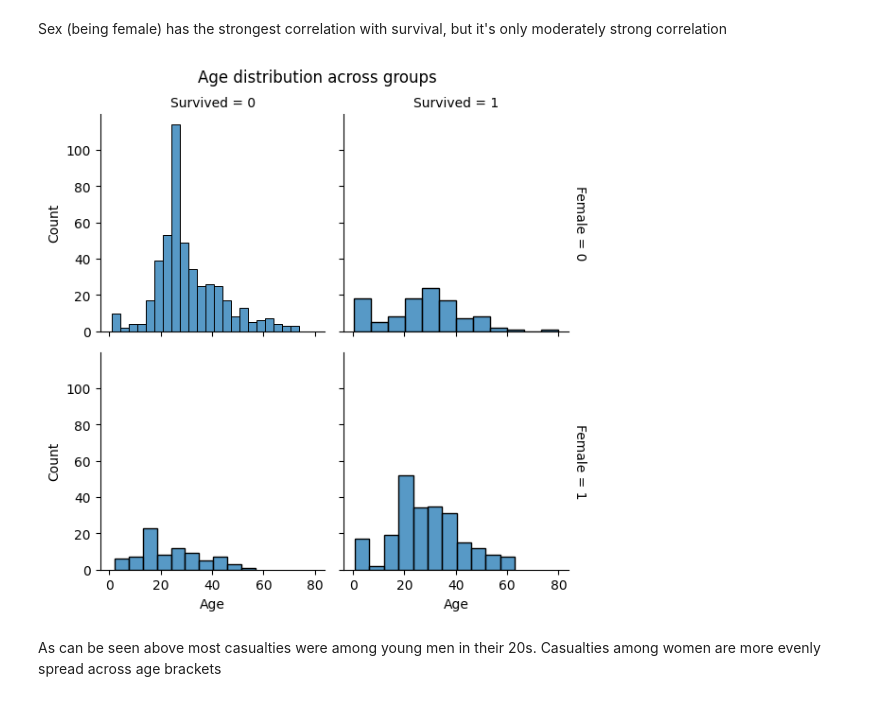
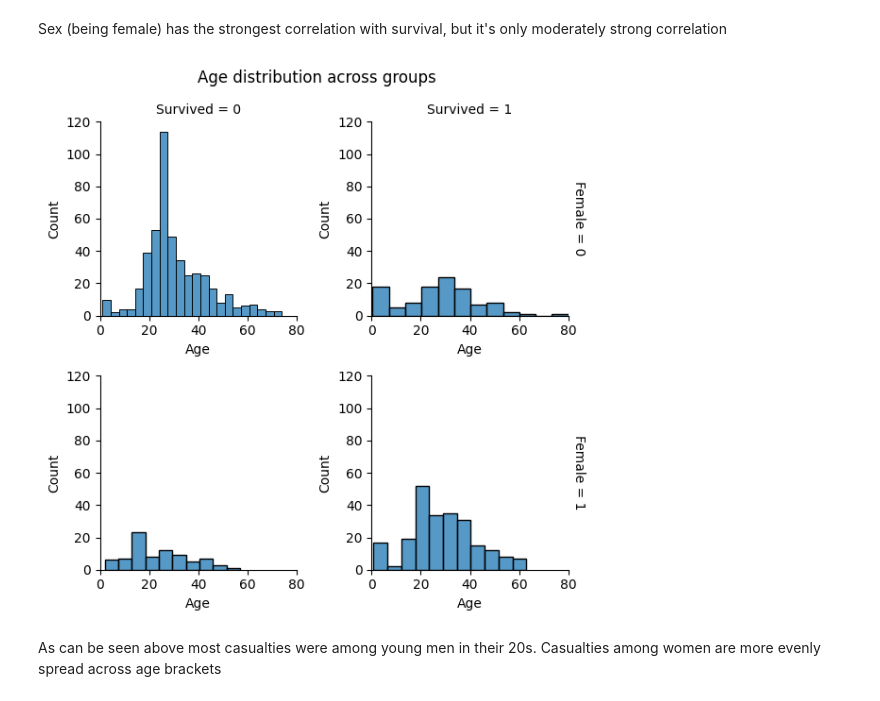
Before and after one commit to patryk126p/ai-programming-foundations-project, a Jupyter notebook: data_workflow.ipynb, the cells around one changed output. Cells and saved outputs as stored; diff of their text form; code cells hidden in the pictures.

```diff
--- a/data_workflow.ipynb
+++ b/data_workflow.ipynb
@@ -346,13 +351,21 @@ plt.show()
 # %% [markdown]
 Sex (being female) has the strongest correlation with survival, but it's only moderately strong correlation
 # %%
-g = sns.FacetGrid(data=df_clean, row="Female", col="Survived", margin_titles=True)
+g = sns.FacetGrid(data=df_clean, row="Female", col="Survived", margin_titles=True, sharex=False, sharey=False)
 g.map(sns.histplot, "Age")
 g.fig.subplots_adjust(top=0.9)
 g.fig.suptitle("Age distribution across groups")
+g.axes[0,0].set_xlabel("Sex")
+for axes in g.axes:
+    for ax in axes:
+        ax.set_xlabel("Age")
+        ax.set_ylabel("Count")
+        ax.set_xlim(0, 80)
+        ax.set_ylim(0, 120)
+g.tight_layout()
 plt.show()
 # %% [output]
-[figure, old version]
+[figure, new version]
 # %% [markdown]
 As can be seen above most casualties were among young men in their 20s. Casualties among women are more evenly spread across age brackets
 # %% [markdown]
```
Also changed, not shown: parts of 2 cells of this notebook.
